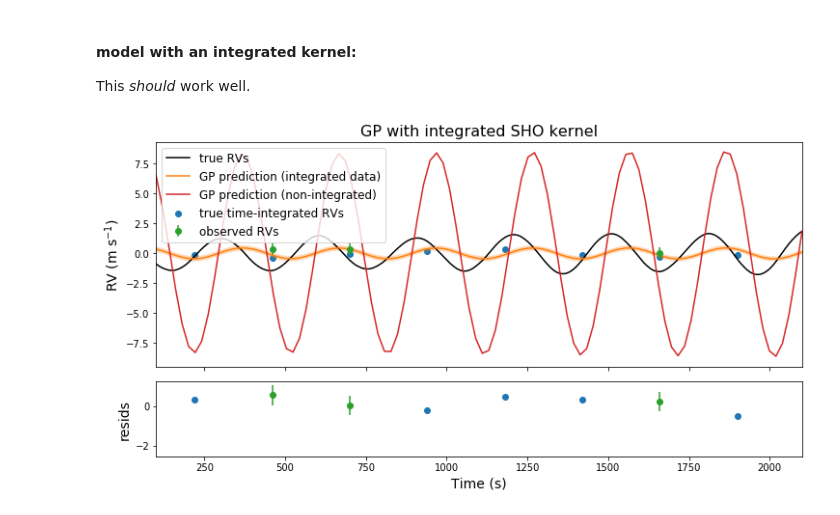
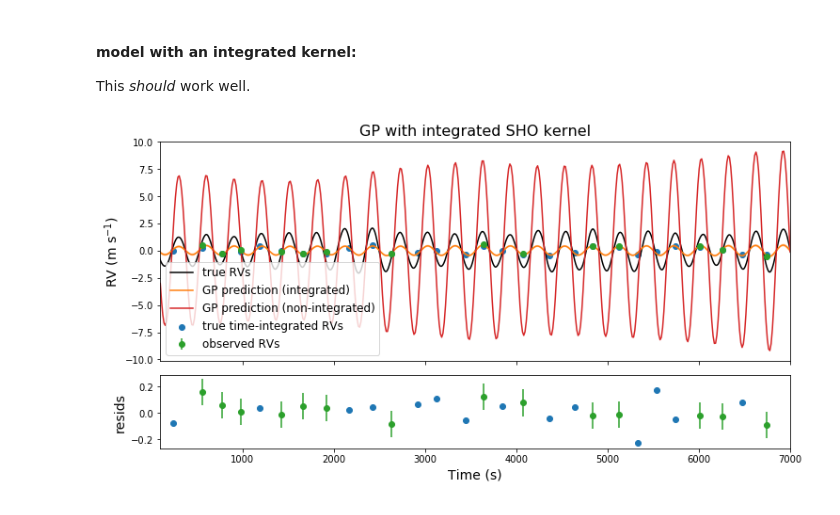
Before and after one commit to megbedell/pmodes, a Jupyter notebook: experiments/hello-integrated-world.ipynb, the cells around one changed output. Saved outputs shown, nothing was run; the diff lists cells and outputs as text; code cells hidden in the pictures.

```diff
--- a/experiments/hello-integrated-world.ipynb
+++ b/experiments/hello-integrated-world.ipynb
@@ -59,7 +63,8 @@ for n in range(n_exp):
 t = np.array(t)
 y = np.array(y)
 # %%
-validation_inds = np.sort(np.random.choice(len(t), size=int(len(t)/2), replace=False)) # 50% of epochs as validation
+validation_inds = np.sort(np.random.choice(len(t), size=int(len(t)/2),
+                                           replace=False)) # 50% of epochs as validation
 validation_mask = np.isin(np.arange(len(t)), validation_inds)
 t_val = t[validation_mask]
 y_val = y[validation_mask]
@@ -68,6 +76,6 @@ y_obs = y[~validation_mask]
 # %%
 # add photon noise:
-noise_amp = 0.5
+noise_amp = 0.1
 yerr_obs = np.zeros_like(y_obs) + noise_amp
 y_obs += np.random.normal(0., noise_amp, len(y_obs))
 # %%
@@ -85,7 +93,7 @@ plt.xlim([100,2100]);
 
 This shouldn't work too well.
 # %%
-t_plot = np.linspace(100, 2100, 100)
+t_plot = np.linspace(*tlim_plot, 200)
 with pm.Model() as model:
     kernel = terms.SHOTerm(log_S0=log_S0, log_w0=log_omega0, log_Q=log_Q)
     gp = GP(kernel, t_obs, yerr_obs ** 2)
@@ -119,7 +127,7 @@ ax1.set_title('GP with SHO kernel', fontsize=16);
 
 This *should* work well.
 # %%
-t_plot = np.linspace(100, 2100, 100)
+t_plot = np.linspace(*tlim_plot, 500)
 with pm.Model() as model:
     kernel = terms.SHOTerm(log_S0=log_S0, log_w0=log_omega0, log_Q=log_Q)
     kernel_int = terms.IntegratedTerm(kernel, exp_time)
@@ -133,21 +141,21 @@ with pm.Model() as model:
 # %%
 fig, (ax1,ax2) = plt.subplots(2, 1, figsize=(12,6), sharex=True,
                               gridspec_kw={'height_ratios':[3,1], 'hspace':0.1})
 
 ax1.plot(t_all, y_all, c='k', label='true RVs')
 ax1.scatter(t, y, c='C0', label='true time-integrated RVs')
 ax1.errorbar(t_obs, y_obs, yerr_obs, c='C2', label='observed RVs', ls='', marker='o')
 art = ax1.fill_between(t_plot, mu + sd, mu - sd, color="C1", alpha=0.3)
 art.set_edgecolor("none")
-ax1.plot(t_plot, mu, color="C1", label='GP prediction (integrated data)')
+ax1.plot(t_plot, mu, color="C1", label='GP prediction (integrated)')
 ax1.plot(t_plot, mu_nonint, color="C3", label='GP prediction (non-integrated)')
 ax1.legend(fontsize=12)
 ax2.errorbar(t_obs, y_obs - y_pred, yerr_obs, c='C2', ls='', marker='o')
 ax2.scatter(t_val, y_val - y_val_pred, c='C0')
 ax2.set_xlabel('Time (s)', fontsize=14)
 ax1.set_ylabel(r'RV (m s$^{-1}$)', fontsize=14)
 ax2.set_ylabel(r'resids', fontsize=14)
-ax1.set_xlim([100,2100])
+ax1.set_xlim(tlim_plot)
 ax1.set_title('GP with integrated SHO kernel', fontsize=16);
 # %% [output]
-[figure, old version]
+[figure, new version]
```
Also changed, not shown: parts of 7 cells of this notebook.
